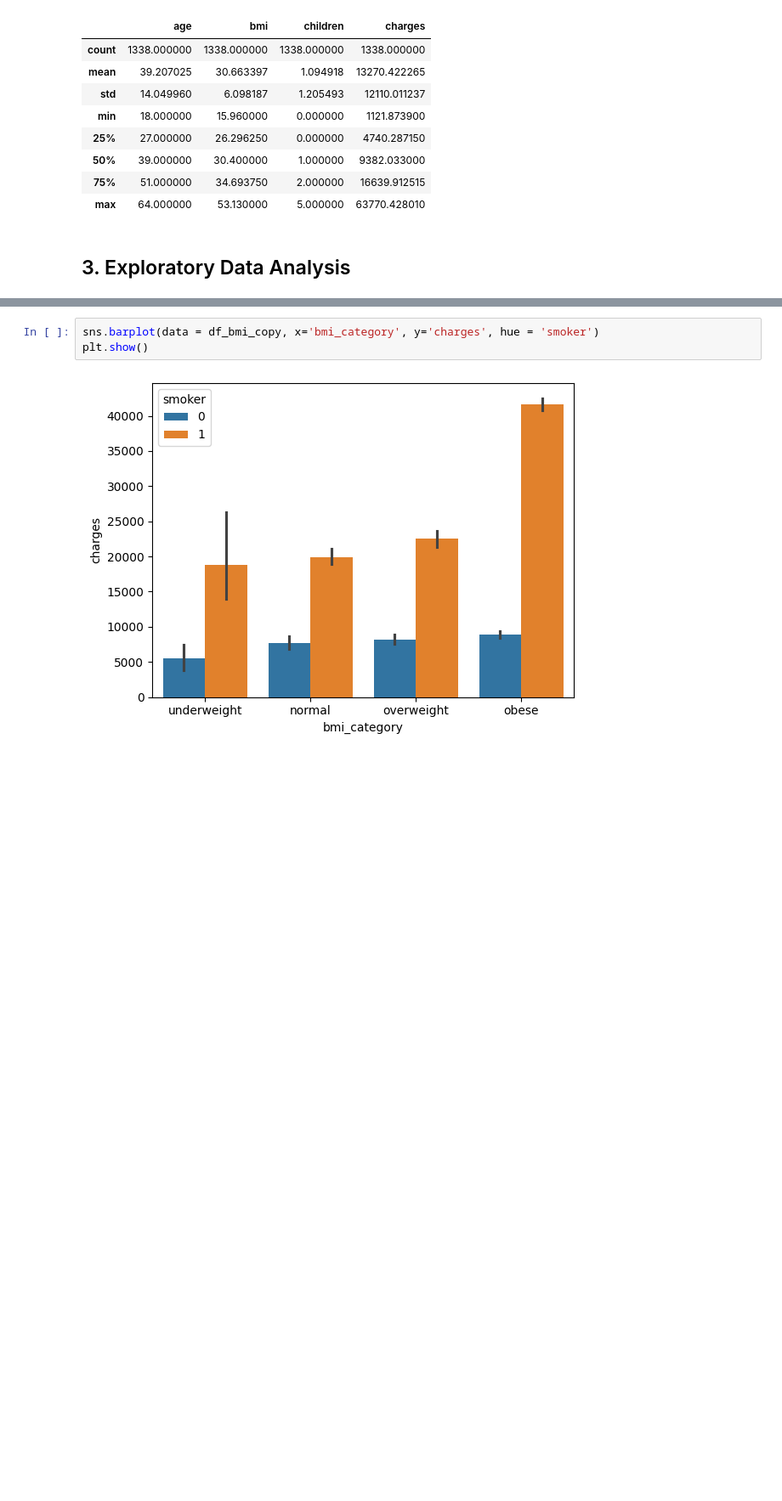
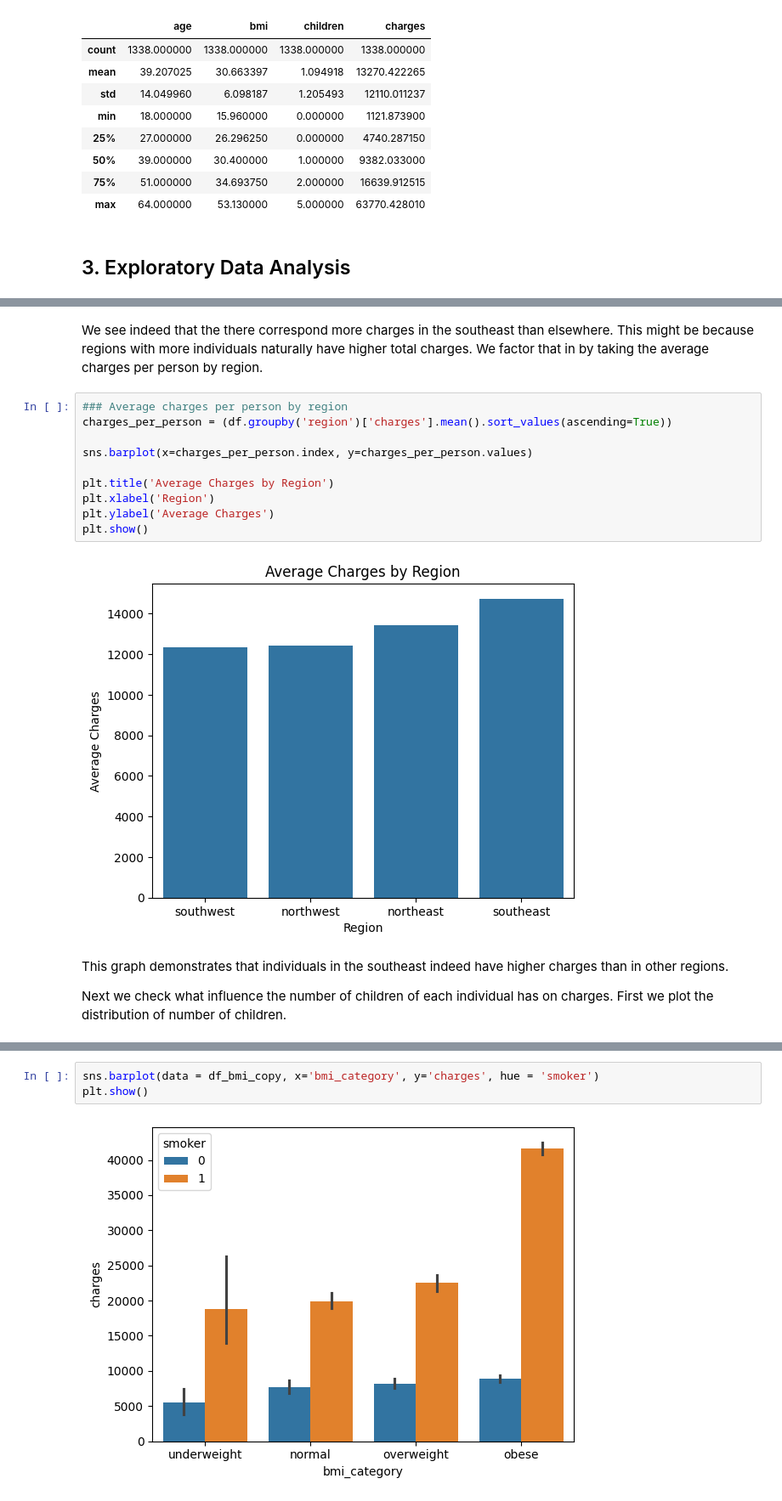
Before and after one commit to NikifBi/Medical_Costs_Regression_Analysis, a Jupyter notebook: Medical Costs.ipynb, the cells around one changed output, grey strips where cells are left out. Shown at 85% size. Drawn from its saved outputs; the diff is of its cells as text; blank space fills up the shorter version.

```diff
--- a/Medical Costs.ipynb
+++ b/Medical Costs.ipynb
@@ -326,0 +292,18 @@ plt.show()
+# %% [markdown]
+We see indeed that the there correspond more charges in the southeast than elsewhere. This might be because regions with more individuals naturally have higher total charges. We factor that in by taking the average charges per person by region.
+# %%
+### Average charges per person by region
+charges_per_person = (df.groupby('region')['charges'].mean().sort_values(ascending=True))
+
+sns.barplot(x=charges_per_person.index, y=charges_per_person.values)
+
+plt.title('Average Charges by Region')
+plt.xlabel('Region')
+plt.ylabel('Average Charges')
+plt.show()
+# %% [output]
+[figure, added]
+# %% [markdown]
+This graph demonstrates that individuals in the southeast indeed have higher charges than in other regions.
+
+Next we check what influence the number of children of each individual has on charges. First we plot the distribution of number of children.
```
Also changed, not shown: parts of 60 cells of this notebook.
